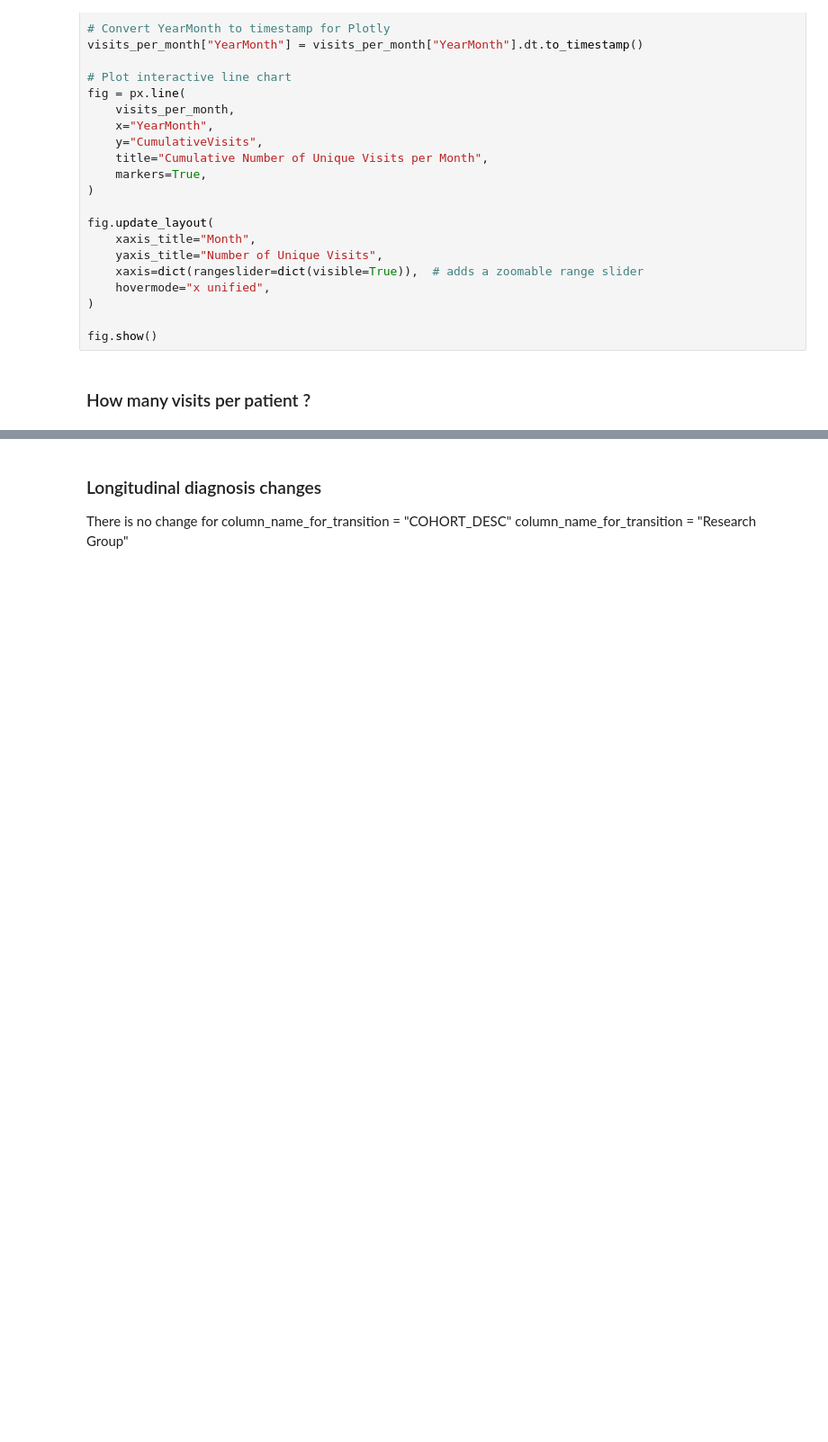
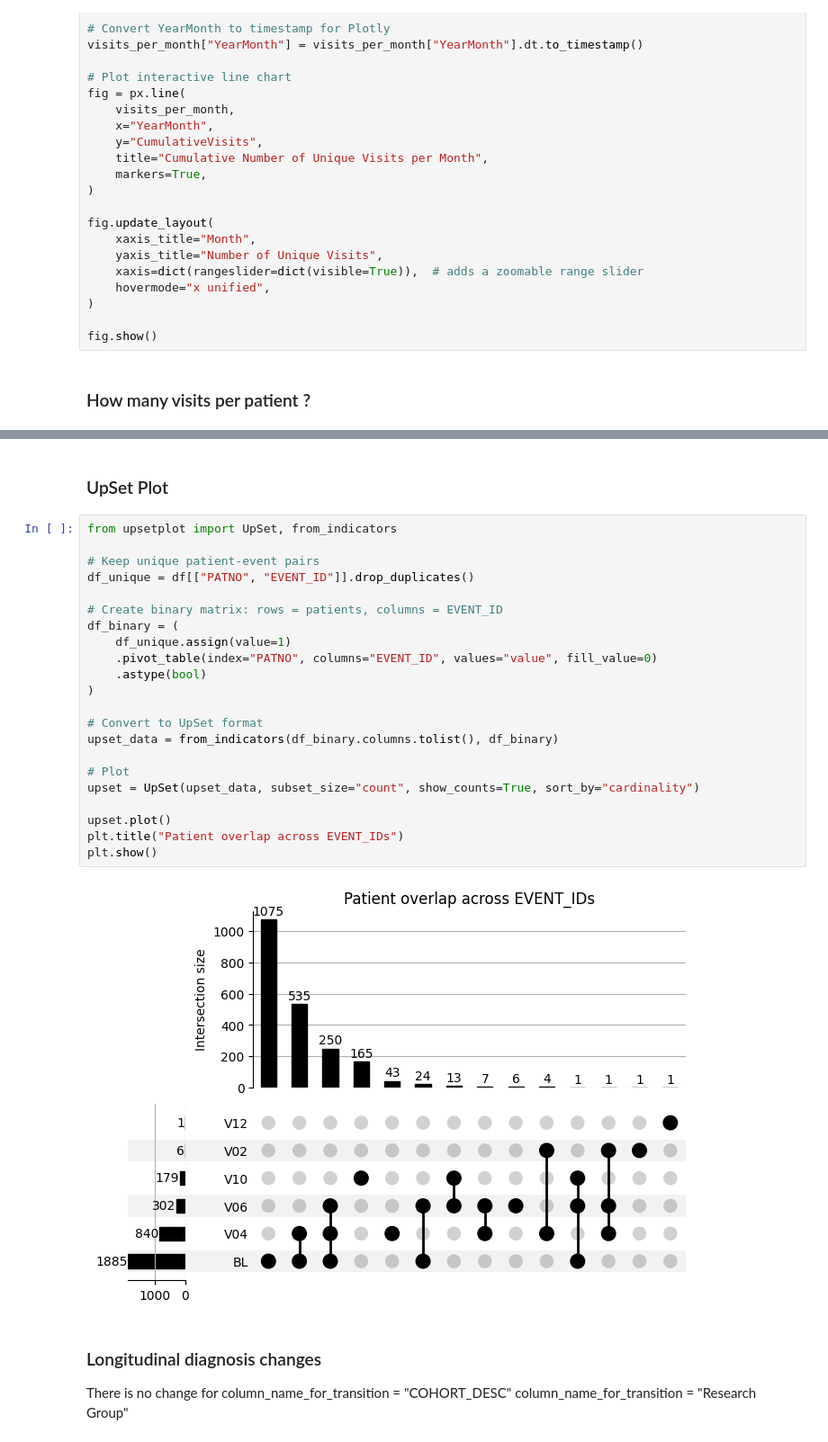
Before and after one commit to PierreFalconnier/mri-preprocessing, a Jupyter notebook: csv_exploration/PPMI_explo/PPMI_utlimate_exploration.ipynb, the cells around one changed output, grey strips where cells are left out. Shown at 90% size. Saved outputs shown, nothing was run; the diff lists cells and outputs as text; blank space fills up the shorter version.

Commit message:
upsetplot

```diff
--- a/csv_exploration/PPMI_explo/PPMI_utlimate_exploration.ipynb
+++ b/csv_exploration/PPMI_explo/PPMI_utlimate_exploration.ipynb
@@ -571,3 +731,29 @@ plot_hist(
+# %% [markdown]
+### UpSet Plot
+# %%
+from upsetplot import UpSet, from_indicators
+
+# Keep unique patient-event pairs
+df_unique = df[["PATNO", "EVENT_ID"]].drop_duplicates()
+
+# Create binary matrix: rows = patients, columns = EVENT_ID
+df_binary = (
+    df_unique.assign(value=1)
+    .pivot_table(index="PATNO", columns="EVENT_ID", values="value", fill_value=0)
+    .astype(bool)
+)
+
+# Convert to UpSet format
+upset_data = from_indicators(df_binary.columns.tolist(), df_binary)
+
+# Plot
+upset = UpSet(upset_data, subset_size="count", show_counts=True, sort_by="cardinality")
+
+upset.plot()
+plt.title("Patient overlap across EVENT_IDs")
+plt.show()
+# %% [output]
+[figure, added]
 # %% [markdown]
 ### Longitudinal diagnosis changes
 
```
Also changed, not shown: parts of 43 cells of this notebook, 2 other files.
